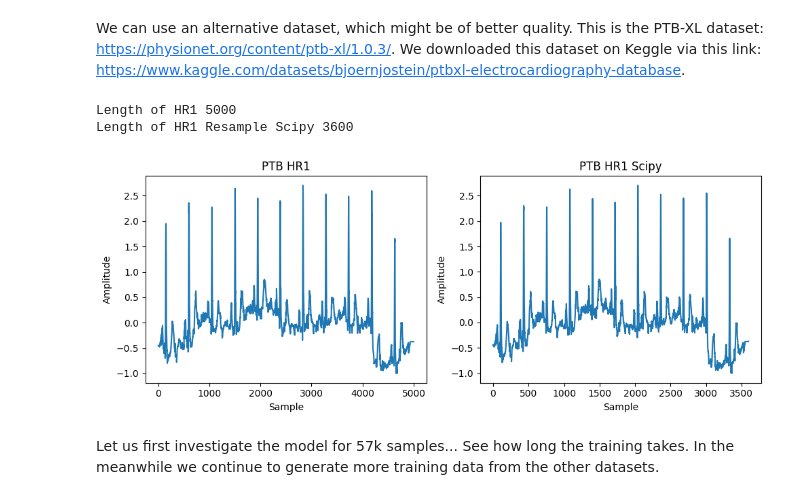
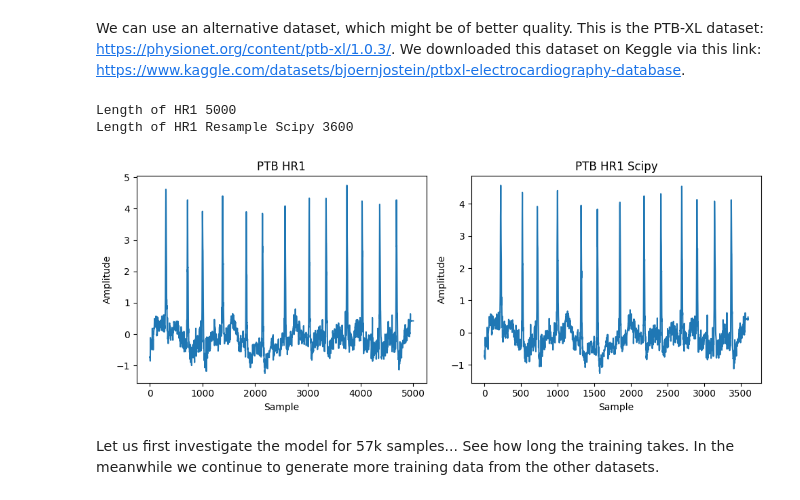
Before and after one commit to piedeboer96/ECG-Signal-Denoising, a Jupyter notebook: ecg_build_datasets.ipynb, the cells around one changed output. Cells and saved outputs as stored; diff of their text form; code cells hidden in the pictures.

```diff
--- a/ecg_build_datasets.ipynb
+++ b/ecg_build_datasets.ipynb
@@ -626,26 +646,26 @@ Duration in seconds 20.0
 We can use an alternative dataset, which might be of better quality. This is the PTB-XL dataset: https://physionet.org/content/ptb-xl/1.0.3/. We downloaded this dataset on Keggle via this link: https://www.kaggle.com/datasets/bjoernjostein/ptbxl-electrocardiography-database.
 # %%
 ### Example: PTB-XL Dataset ###
-record_ptb_HR1 = wfdb.rdsamp("data/PTB-XL/HR10303")
+record_ptb_HR1 = wfdb.rdsamp("data/PTB-XL/HR10323")
 signal_ptb_HR1 =  record_ptb_HR1[0][:, 0]
 
 # Original sampling rate
 original_sampling_rate = 500  # Hz
 
 # Target sampling rate
 target_sampling_rate = 360  # Hz
 
 # Resample the signal
 num_samples_target = int(len(signal_ptb_HR1) * target_sampling_rate / original_sampling_rate)
 resampled_signal_ptb_HR1 = resample(signal_ptb_HR1, num_samples_target)
 
 print('Length of HR1', len(signal_ptb_HR1))
 print('Length of HR1 Resample Scipy', len(resampled_signal_ptb_HR1))
 
 plot_multiple_timeseries([signal_ptb_HR1, resampled_signal_ptb_HR1], ['PTB HR1','PTB HR1 Scipy'])
 # %% [output]
 Length of HR1 5000
 Length of HR1 Resample Scipy 3600
-[figure, old version]
+[figure, new version]
 # %% [markdown]
 Let us first investigate the model for 57k samples... See how long the training takes. In the meanwhile we continue to generate more training data from the other datasets.
```
Also changed, not shown: parts of 8 cells of this notebook.
